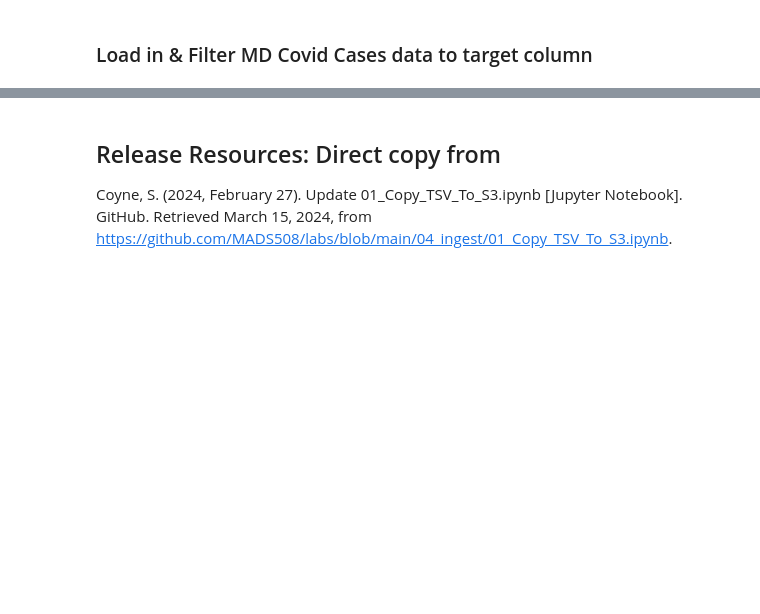
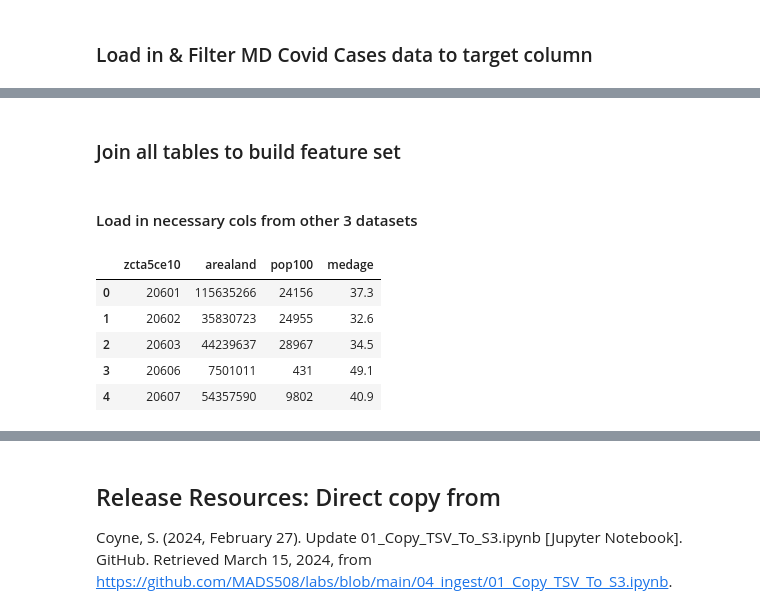
Before and after one commit to shailja-somani-0/ADS-508-Team-2, a Jupyter notebook: team2-ads508.ipynb, the cells around one changed output, grey strips where cells are left out. Cells and saved outputs as stored; diff of their text form; code cells hidden in the pictures; blank space fills up the shorter version.

```diff
--- a/team2-ads508.ipynb
+++ b/team2-ads508.ipynb
@@ -707,0 +706,15 @@ md_covid_df.head()
+# %% [markdown]
+### Join all tables to build feature set
+# %% [markdown]
+#### Load in necessary cols from other 3 datasets
+# %%
+# Read in MD Census data from Athena table - select ZCTA, land area, population, & median age columns
+md_census_df = pd.read_sql("SELECT zcta5ce10, arealand, pop100, medage FROM covid.mdcensus", conn)
+md_census_df.head()
+# %% [output]
+|  | zcta5ce10 | arealand | pop100 | medage |
+| 0 | 20601 | 115635266 | 24156 | 37.3 |
+| 1 | 20602 | 35830723 | 24955 | 32.6 |
+| 2 | 20603 | 44239637 | 28967 | 34.5 |
+| 3 | 20606 | 7501011 | 431 | 49.1 |
+| 4 | 20607 | 54357590 | 9802 | 40.9 |
```
Also changed, not shown: parts of 8 cells of this notebook.
